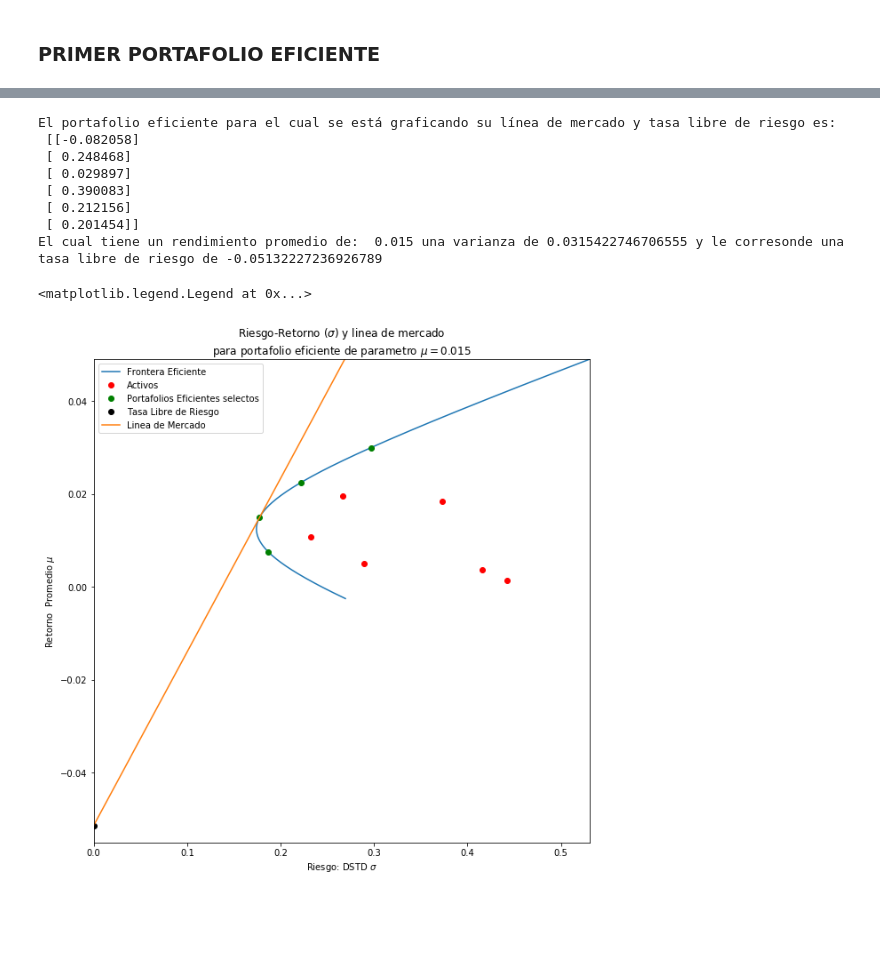
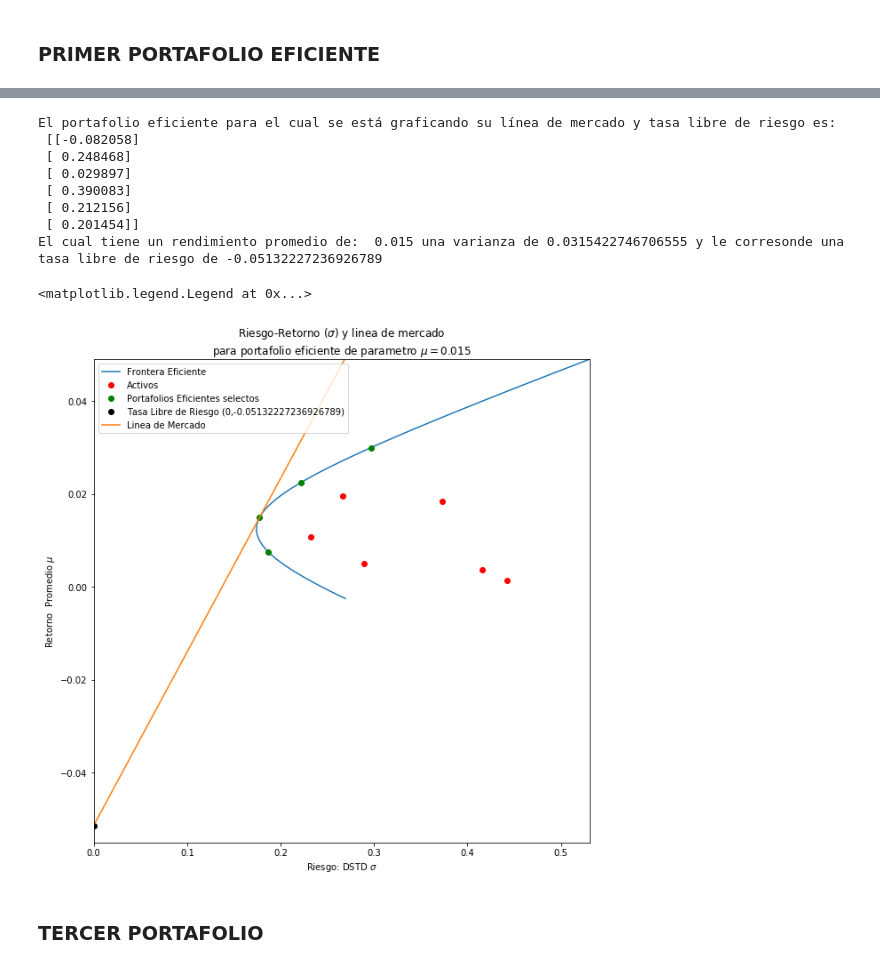
Before and after one commit to Cohnan/FinancialAdministrationModels, a Jupyter notebook: Proyecto 1 - Sebastian Puerto.ipynb, the cells around one changed output, grey strips where cells are left out. Cells and saved outputs as stored; diff of their text form; code cells hidden in the pictures; blank space fills up the shorter version.

```diff
--- a/Proyecto 1 - Sebastian Puerto.ipynb
+++ b/Proyecto 1 - Sebastian Puerto.ipynb
@@ -393,35 +399,37 @@ plt.ylabel("Retorno  Promedio $\mu$")
 
 plt.xlim(left = 0, right = sigMax)
 plt.ylim(bottom = -0.055, top = muMax)
 
 # Frontera eficiente
 plt.plot(stdFront, mus)
 
 # Activos elegidos
 plt.plot(np.sqrt(varianzas), retProm, 'ro')
 
 # 4 Portafolios Eficientes
 plt.plot(np.sqrt(varElegidos), musElegidos, 'go')
 
 # LINEA DE MERCADO Y CORTE CON EL EJE DE RENDIMIENTOS: TASA LIBRE DE RIESGO
 plt.plot([0], [tau], 'ko')
 xs = np.linspace(0, sigMax, 100)
 ys = m*xs + tau
 plt.plot(xs, ys)
 
 plt.legend(("Frontera Eficiente", "Activos", "Portafolios Eficientes selectos",
-            "Tasa Libre de Riesgo", "Linea de Mercado"), loc = "upper left")
+            "Tasa Libre de Riesgo (0," + str(tau)+")", "Linea de Mercado"), loc = "upper left")
 # %% [output]
 El portafolio eficiente para el cual se está graficando su línea de mercado y tasa libre de riesgo es:
  [[-0.082058]
  [ 0.248468]
  [ 0.029897]
  [ 0.390083]
  [ 0.212156]
  [ 0.201454]]
 El cual tiene un rendimiento promedio de:  0.015 una varianza de 0.0315422746706555 y le corresonde una tasa libre de riesgo de -0.05132227236926789
 <matplotlib.legend.Legend at 0x...>
-[figure, old version]
+[figure, new version]
+# %% [markdown]
+### TERCER PORTAFOLIO
 # %%
     # TERCER PORTAFOLIO
 
```
Also changed, not shown: parts of 18 cells of this notebook.
